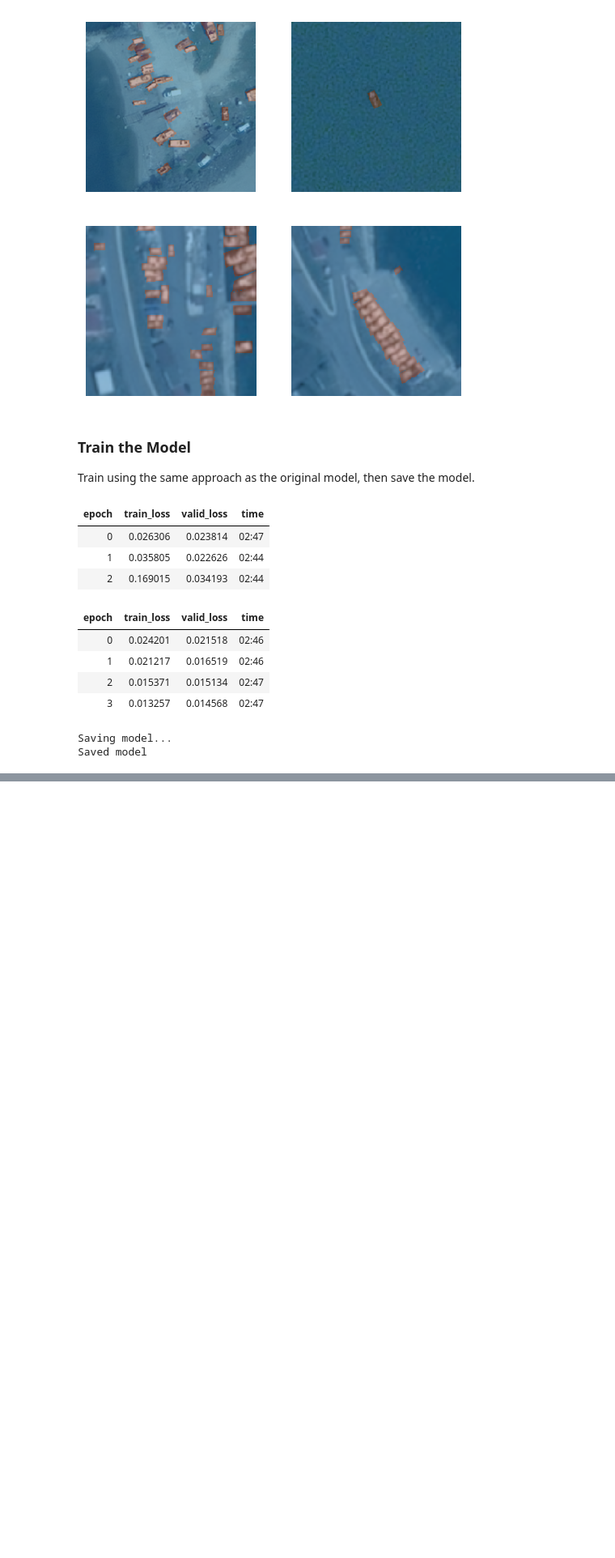
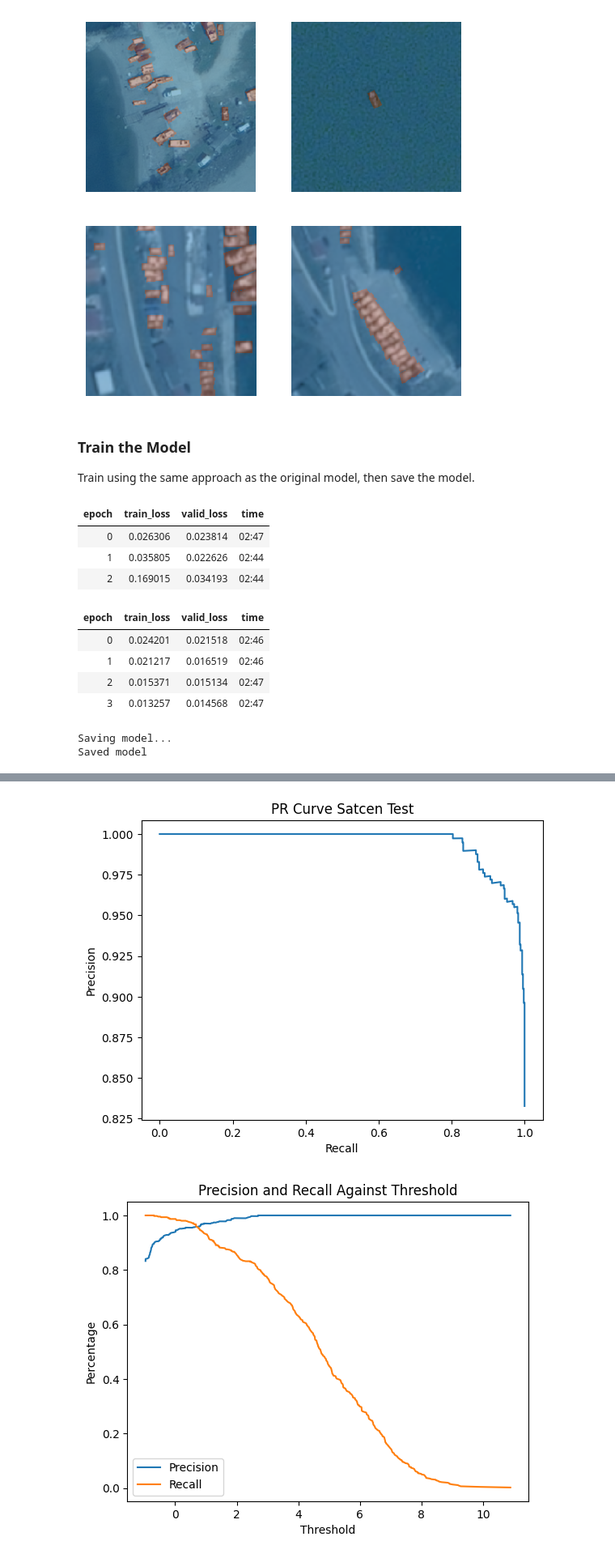
Before and after one commit to TasteDaBombDev/satcen-ship-detection, a Jupyter notebook: ship_detection/unet_finetune_satcen.ipynb, the cells around one changed output, grey strips where cells are left out. Shown: that part at 81% size. Drawn from its saved outputs; the diff is of its cells as text; code cells hidden in the pictures; blank space fills up the shorter version.

```diff
--- a/ship_detection/unet_finetune_satcen.ipynb
+++ b/ship_detection/unet_finetune_satcen.ipynb
@@ -232,0 +330,19 @@ Saved model
+# %%
+# PR
+precisions, recalls, thresholds = precision_recall_curve(y_test, z)
+plt.plot(recalls, precisions)
+plt.xlabel('Recall')
+plt.ylabel('Precision')
+plt.title('PR Curve Satcen Test')
+plt.show()
+
+thresholds = np.append(thresholds, math.inf)
+plt.plot(thresholds, precisions, thresholds, recalls)
+plt.xlabel('Threshold')
+plt.ylabel('Percentage')
+plt.title('Precision and Recall Against Threshold')
+plt.legend(['Precision', 'Recall'])
+plt.show()
+# %% [output]
+[figure, added]
+[figure, added]
```
Also changed, not shown: parts of 9 cells of this notebook.
